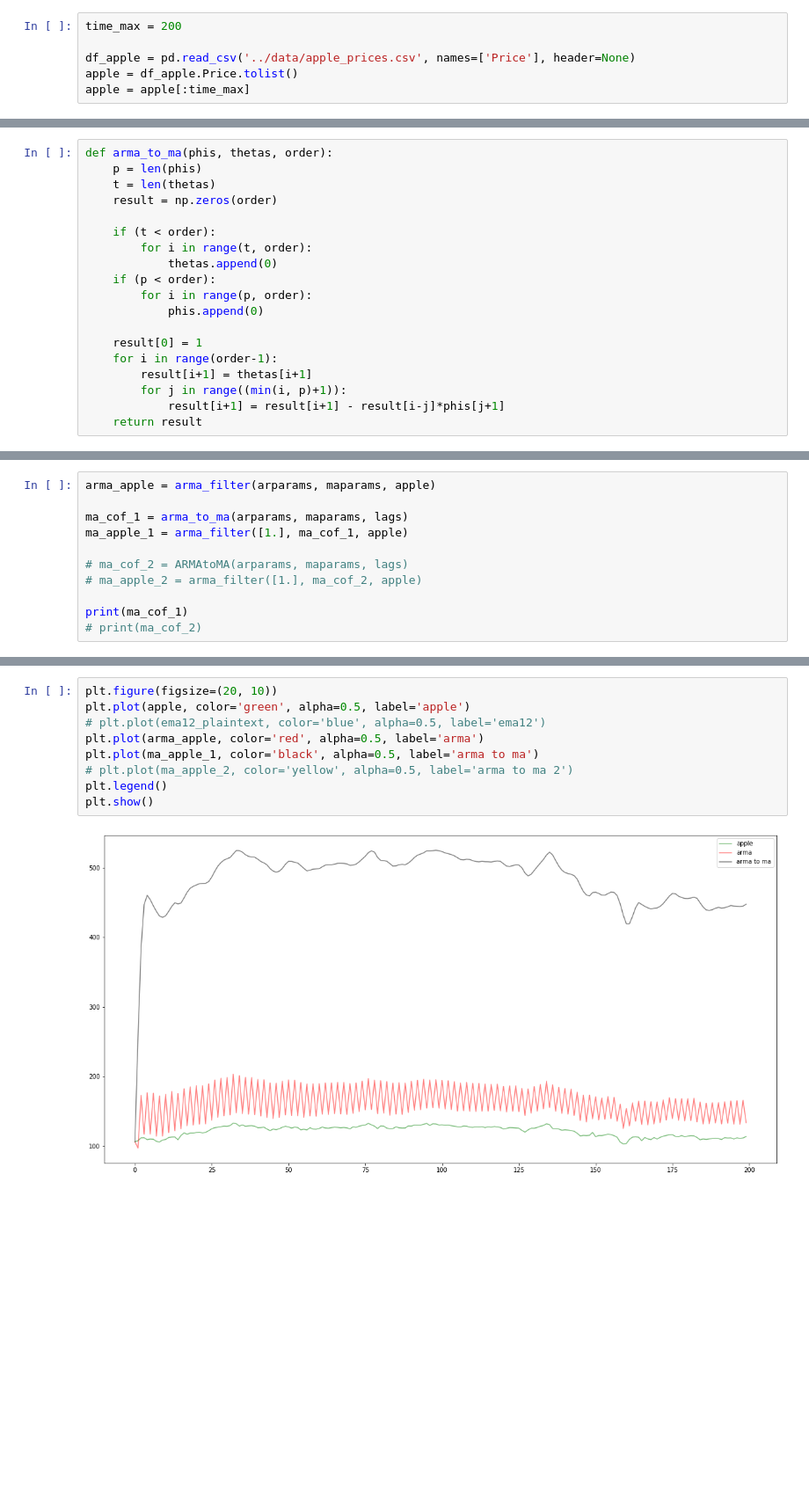
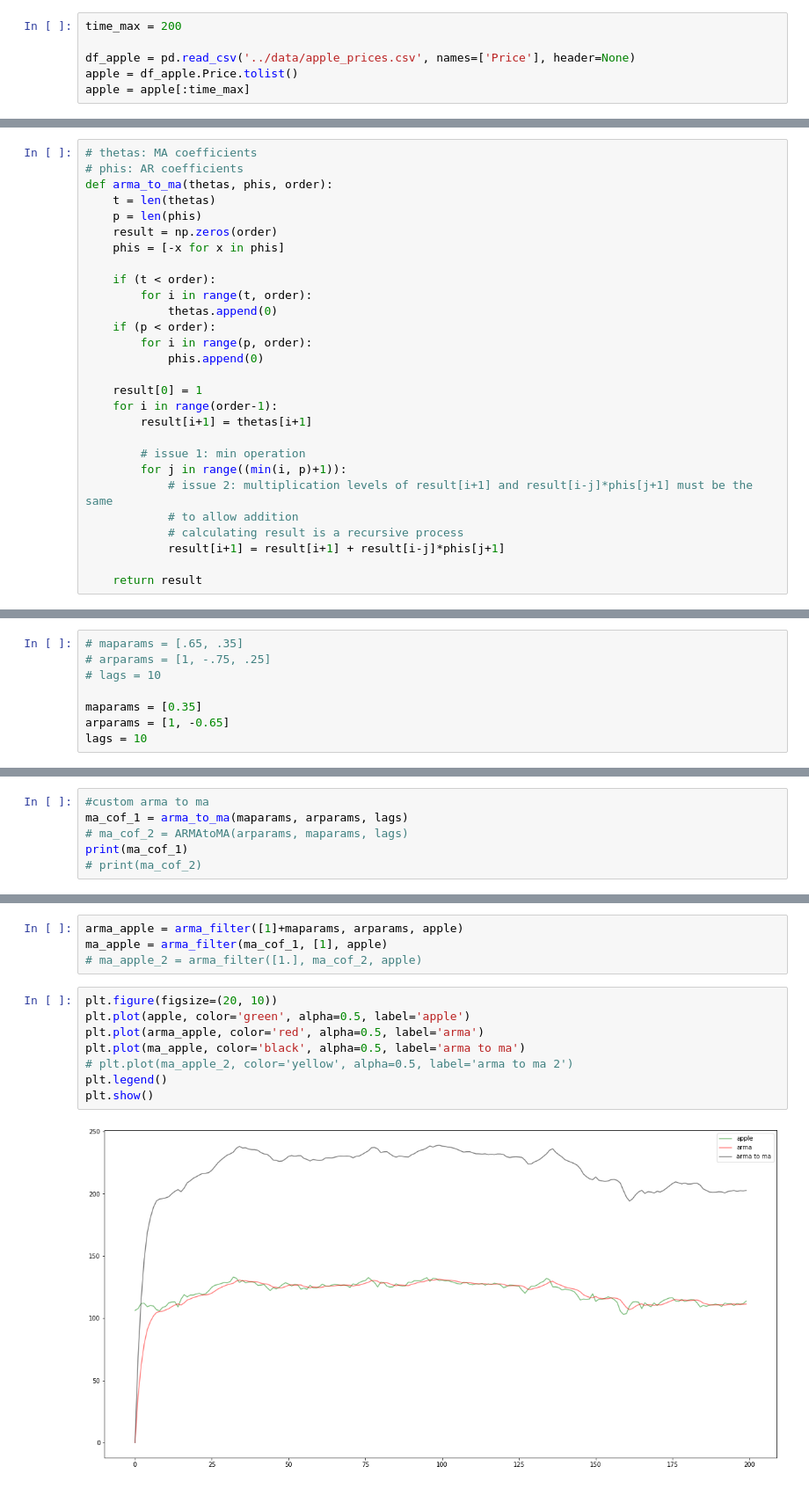
Before and after one commit to ht-weng/HETSA, a Jupyter notebook: GeneralToolbox/ARMA-HEAAN/ARMAtoMA.ipynb, the cells around one changed output, grey strips where cells are left out. Shown at 88% size. Cells and saved outputs as stored; diff of their text form; blank space fills up the shorter version.

```diff
--- a/GeneralToolbox/ARMA-HEAAN/ARMAtoMA.ipynb
+++ b/GeneralToolbox/ARMA-HEAAN/ARMAtoMA.ipynb
@@ -61,8 +47,11 @@ def arma_filter(phis, thetas, x):
 # %%
-def arma_to_ma(phis, thetas, order):
+# thetas: MA coefficients
+# phis: AR coefficients
+def arma_to_ma(thetas, phis, order):
+    t = len(thetas)
     p = len(phis)
-    t = len(thetas)
     result = np.zeros(order)
+    phis = [-x for x in phis]
 
     if (t < order):
         for i in range(t, order):
@@ -74,7 +63,13 @@ def arma_to_ma(phis, thetas, order):
     result[0] = 1
     for i in range(order-1):
         result[i+1] = thetas[i+1]
+
+        # issue 1: min operation
         for j in range((min(i, p)+1)):
-            result[i+1] = result[i+1] - result[i-j]*phis[j+1]
+            # issue 2: multiplication levels of result[i+1] and result[i-j]*phis[j+1] must be the same
+            # to allow addition
+            # calculating result is a recursive process
+            result[i+1] = result[i+1] + result[i-j]*phis[j+1]
+
     return result
 # %%
@@ -103,2 +94,10 @@ lags = 10
+# %%
+# maparams = [.65, .35]
+# arparams = [1, -.75, .25]
+# lags = 10
+
+maparams = [0.35]
+arparams = [1, -0.65]
+lags = 10
 # %%
 # stats model arma2ma
@@ -112,12 +111,7 @@ print(arma2ma_coeff)
 # %%
-arma_apple = arma_filter(arparams, maparams, apple)
-
-ma_cof_1 = arma_to_ma(arparams, maparams, lags)
-ma_apple_1 = arma_filter([1.], ma_cof_1, apple)
-
+#custom arma to ma
+ma_cof_1 = arma_to_ma(maparams, arparams, lags)
 # ma_cof_2 = ARMAtoMA(arparams, maparams, lags)
-# ma_apple_2 = arma_filter([1.], ma_cof_2, apple)
-
 print(ma_cof_1)
 # print(ma_cof_2)
 # %% [output]
@@ -127,11 +132,14 @@ print(ma_cof_1)
+# %%
+arma_apple = arma_filter([1]+maparams, arparams, apple)
+ma_apple = arma_filter(ma_cof_1, [1], apple)
+# ma_apple_2 = arma_filter([1.], ma_cof_2, apple)
 # %%
 plt.figure(figsize=(20, 10))
 plt.plot(apple, color='green', alpha=0.5, label='apple')
-# plt.plot(ema12_plaintext, color='blue', alpha=0.5, label='ema12')
 plt.plot(arma_apple, color='red', alpha=0.5, label='arma')
-plt.plot(ma_apple_1, color='black', alpha=0.5, label='arma to ma')
+plt.plot(ma_apple, color='black', alpha=0.5, label='arma to ma')
 # plt.plot(ma_apple_2, color='yellow', alpha=0.5, label='arma to ma 2')
 plt.legend()
 plt.show()
 # %% [output]
-[figure, old version]
+[figure, new version]
```
Also changed, not shown: parts of 9 cells of this notebook, 3 other files.
